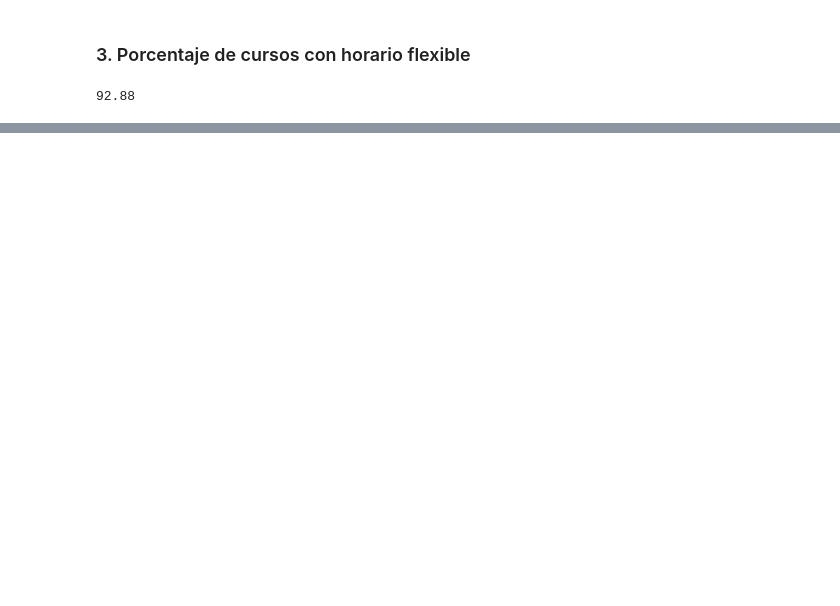
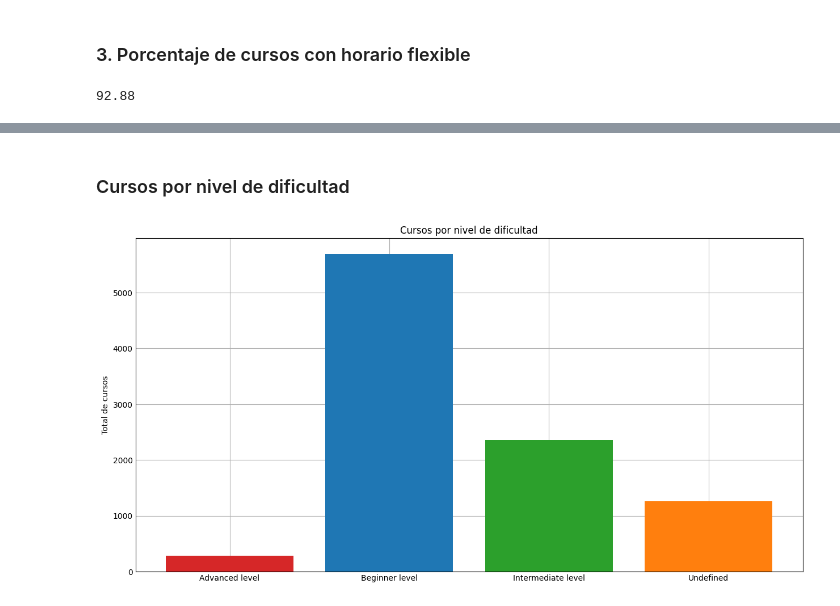
Before and after one commit to felifranco/proyectos_semi2_2s2024, a Jupyter notebook: practica_2/data_analysis.ipynb, the cells around one changed output, grey strips where cells are left out. Cells and saved outputs as stored; diff of their text form; code cells hidden in the pictures; blank space fills up the shorter version.

```diff
--- a/practica_2/data_analysis.ipynb
+++ b/practica_2/data_analysis.ipynb
@@ -80,0 +85,2 @@ Name: count, dtype: int64
+# %%
+dataFrame['Level'] = dataFrame['Level'].fillna('Undefined')
@@ -80,0 +100,7 @@ Name: count, dtype: int64
+# %%
+dataFrame['Duration'] = dataFrame['Duration'].str.replace(',', '')
+dataFrame['Duration'] = dataFrame['Duration'].str.replace('.', '')
+dataFrame['Duration'] = dataFrame['Duration'].str.replace('(', '')
+dataFrame['Duration'] = dataFrame['Duration'].str.replace(')', '')
+dataFrame['Duration'] = dataFrame['Duration'].str.extract('(\d+)')
+dataFrame['Duration'] = dataFrame['Duration'].fillna(0)
@@ -81,3 +109,7 @@ Name: count, dtype: int64
+# %%
+dataFrame['Review'] = dataFrame['Review'].str.replace(',', '')
+dataFrame['Review'] = dataFrame['Review'].str.extract('(^\d*)')
+dataFrame['Review'] = dataFrame['Review'].fillna(0)
 # %% [markdown]
 ## Cálculos
 
@@ -121,0 +363,26 @@ round((flexible_schedule / total_schedule) * 100, 2)
+# %% [markdown]
+### Cursos por nivel de dificultad
+# %%
+#dataFrame.head()
+#dataFrame.groupby('Level')['Course title'].sum()
+#dataFrame['Level'].isna().sum()
+#dataFrame['Level'].value_counts()
+
+courses_by_level = dataFrame.groupby('Level')['Course Title'].count().reset_index(name='total')
+#courses_by_level
+#pd.DataFrame(courses_by_level)
+
+#courses_by_level.plot(x='Level', y='total', figsize=(12,4))
+
+fig, ax = plt.subplots(figsize=(12, 6))
+
+bar_colors = ['tab:red', 'tab:blue', 'tab:green', 'tab:orange']
+
+ax.bar(courses_by_level['Level'], courses_by_level['total'], color=bar_colors)
+
+ax.set_ylabel("Total de cursos")
+ax.set_title("Cursos por nivel de dificultad")
+
+plt.show()
+# %% [output]
+[figure, added]
```
Also changed, not shown: parts of 65 cells of this notebook.
